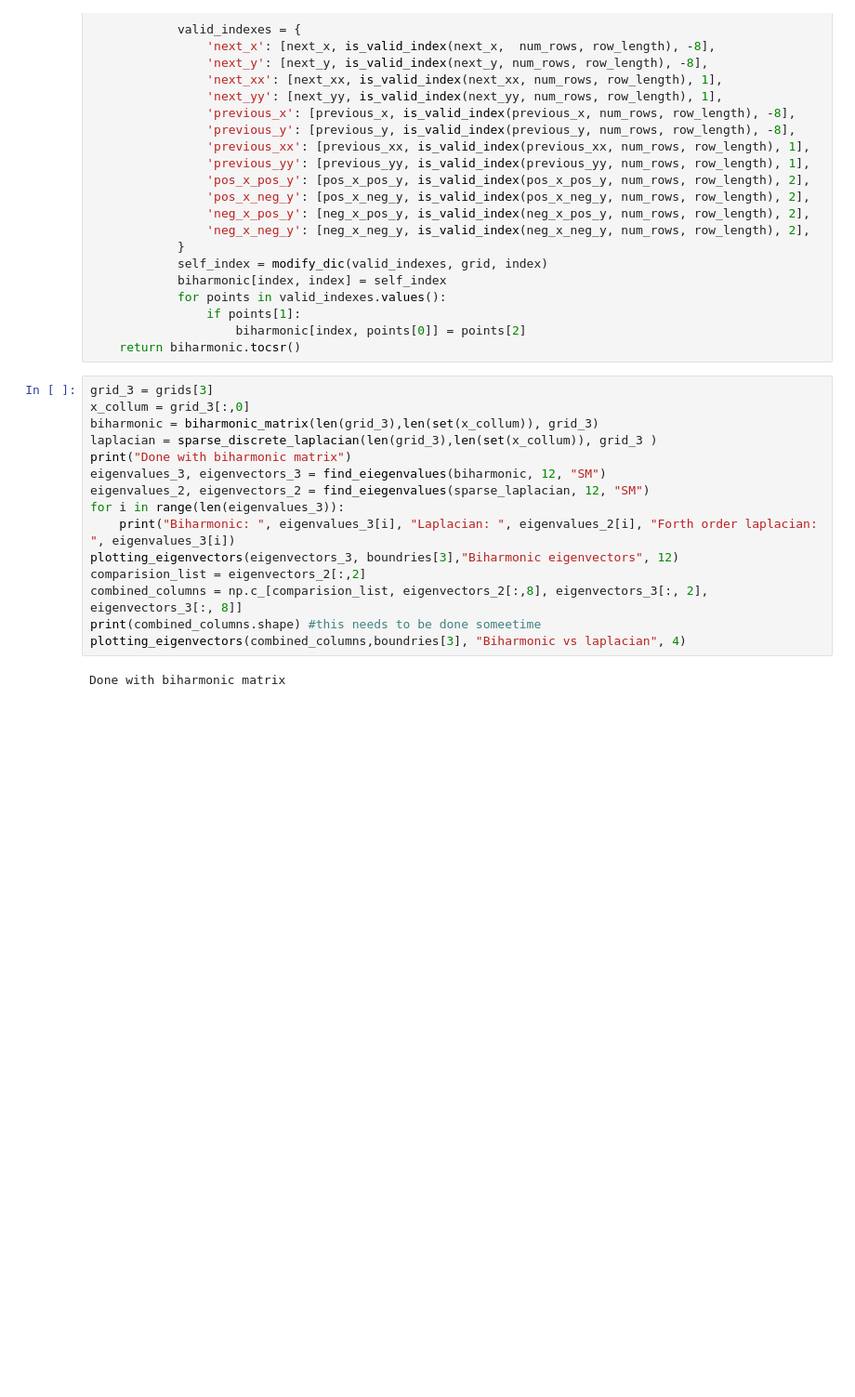
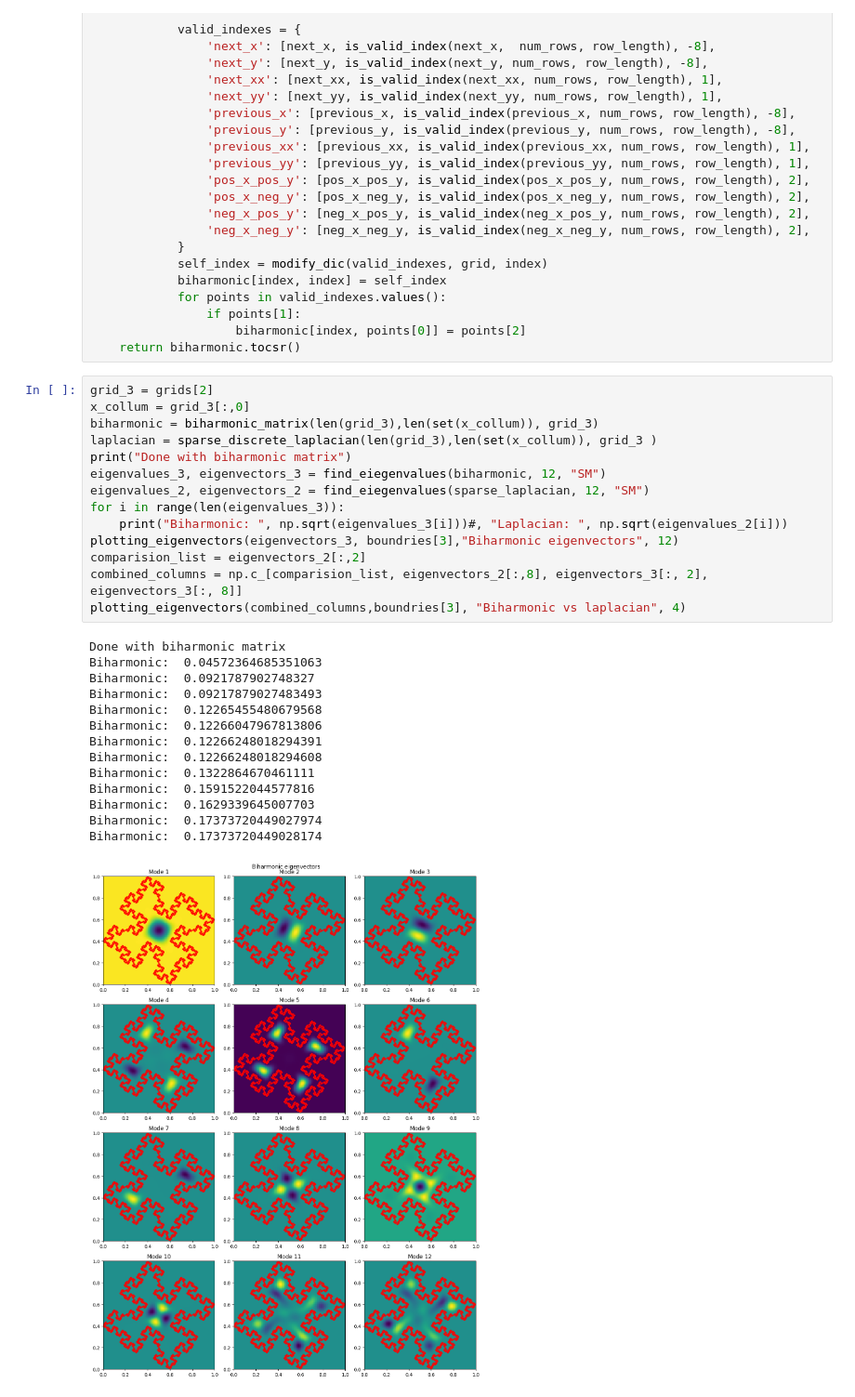
Before and after one commit to erikkoh/Numfys, a Jupyter notebook: Assignment2/Projectnotebook.ipynb, the cells around one changed output. Shown at 93% size. Drawn from its saved outputs; the diff is of its cells as text; blank space fills up the shorter version.

```diff
--- a/Assignment2/Projectnotebook.ipynb
+++ b/Assignment2/Projectnotebook.ipynb
@@ -581,19 +583,31 @@ def biharmonic_matrix(vector_length, row_length, grid):
                     biharmonic[index, points[0]] = points[2]
     return biharmonic.tocsr()
 # %%
-grid_3 = grids[3]
+grid_3 = grids[2]
 x_collum = grid_3[:,0]
 biharmonic = biharmonic_matrix(len(grid_3),len(set(x_collum)), grid_3)
 laplacian = sparse_discrete_laplacian(len(grid_3),len(set(x_collum)), grid_3 )
 print("Done with biharmonic matrix")
 eigenvalues_3, eigenvectors_3 = find_eiegenvalues(biharmonic, 12, "SM")
 eigenvalues_2, eigenvectors_2 = find_eiegenvalues(sparse_laplacian, 12, "SM")
 for i in range(len(eigenvalues_3)):
-    print("Biharmonic: ", eigenvalues_3[i], "Laplacian: ", eigenvalues_2[i], "Forth order laplacian: ", eigenvalues_3[i])
+    print("Biharmonic: ", np.sqrt(eigenvalues_3[i]))#, "Laplacian: ", np.sqrt(eigenvalues_2[i]))
 plotting_eigenvectors(eigenvectors_3, boundries[3],"Biharmonic eigenvectors", 12)
 comparision_list = eigenvectors_2[:,2]
 combined_columns = np.c_[comparision_list, eigenvectors_2[:,8], eigenvectors_3[:, 2], eigenvectors_3[:, 8]]
-print(combined_columns.shape) #this needs to be done someetime
 plotting_eigenvectors(combined_columns,boundries[3], "Biharmonic vs laplacian", 4)
 # %% [output]
 Done with biharmonic matrix
+Biharmonic:  0.04572364685351063
+Biharmonic:  0.0921787902748327
+Biharmonic:  0.09217879027483493
+Biharmonic:  0.12265455480679568
+Biharmonic:  0.12266047967813806
+Biharmonic:  0.12266248018294391
+Biharmonic:  0.12266248018294608
+Biharmonic:  0.1322864670461111
+Biharmonic:  0.1591522044577816
+Biharmonic:  0.1629339645007703
+Biharmonic:  0.17373720449027974
+Biharmonic:  0.17373720449028174
+[figure, added]
```
Also changed, not shown: parts of 9 cells of this notebook.
